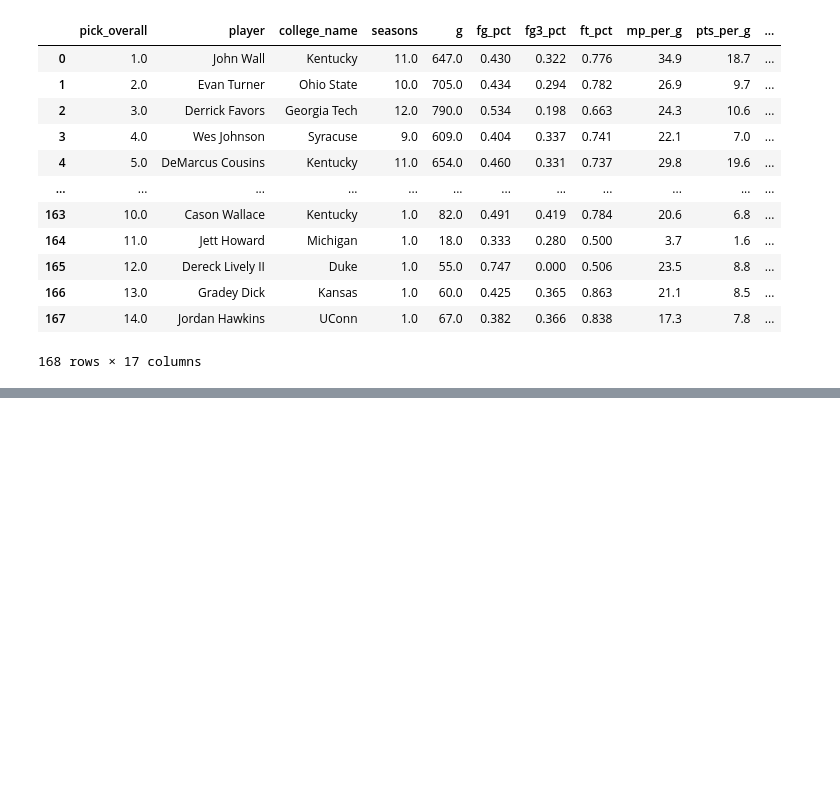
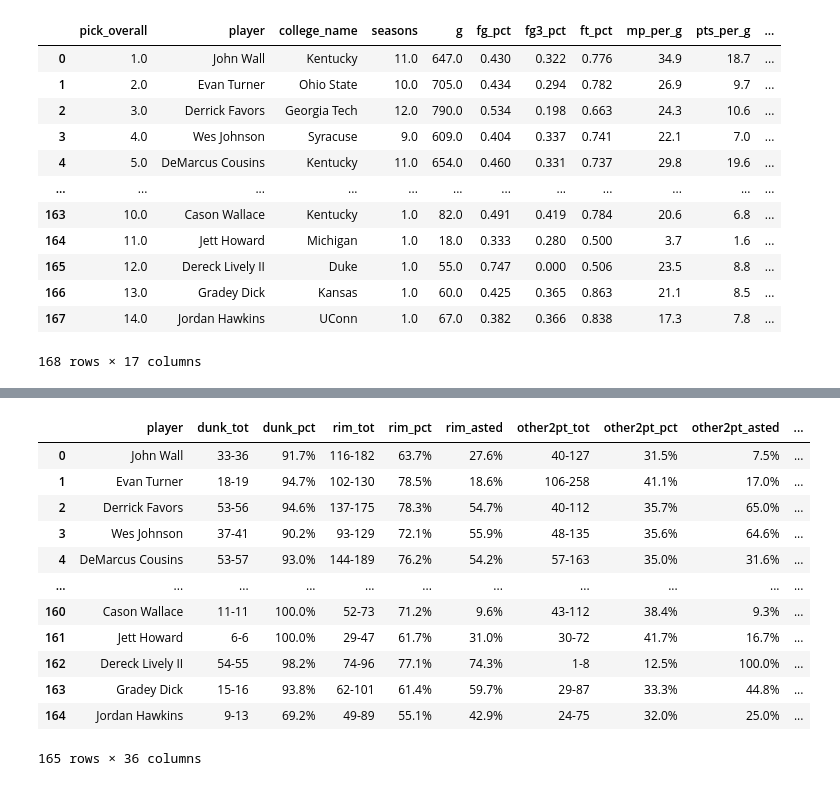
Before and after one commit to azh05/BSADJ-Spring24, a Jupyter notebook: BSAJournalism.ipynb, the cells around one changed output, grey strips where cells are left out. Saved outputs shown, nothing was run; the diff lists cells and outputs as text; code cells hidden in the pictures; blank space fills up the shorter version.

```diff
--- a/BSAJournalism.ipynb
+++ b/BSAJournalism.ipynb
@@ -461,0 +588,17 @@ df_career_lot
+# %%
+df_merge_cbb = pd.merge(df_shots, df_cbb_stats, on = 'player', how = 'left')
+df_merge_cbb
+# %% [output]
+|  | player | dunk_tot | dunk_pct | rim_tot | rim_pct | rim_asted | other2pt_tot | other2pt_pct | other2pt_asted | ... |
+| 0 | John Wall | 33-36 | 91.7% | 116-182 | 63.7% | 27.6% | 40-127 | 31.5% | 7.5% | ... |
+| 1 | Evan Turner | 18-19 | 94.7% | 102-130 | 78.5% | 18.6% | 106-258 | 41.1% | 17.0% | ... |
+| 2 | Derrick Favors | 53-56 | 94.6% | 137-175 | 78.3% | 54.7% | 40-112 | 35.7% | 65.0% | ... |
+| 3 | Wes Johnson | 37-41 | 90.2% | 93-129 | 72.1% | 55.9% | 48-135 | 35.6% | 64.6% | ... |
+| 4 | DeMarcus Cousins | 53-57 | 93.0% | 144-189 | 76.2% | 54.2% | 57-163 | 35.0% | 31.6% | ... |
+| ... | ... | ... | ... | ... | ... | ... | ... | ... | ... | ... |
+| 160 | Cason Wallace | 11-11 | 100.0% | 52-73 | 71.2% | 9.6% | 43-112 | 38.4% | 9.3% | ... |
+| 161 | Jett Howard | 6-6 | 100.0% | 29-47 | 61.7% | 31.0% | 30-72 | 41.7% | 16.7% | ... |
+| 162 | Dereck Lively II | 54-55 | 98.2% | 74-96 | 77.1% | 74.3% | 1-8 | 12.5% | 100.0% | ... |
+| 163 | Gradey Dick | 15-16 | 93.8% | 62-101 | 61.4% | 59.7% | 29-87 | 33.3% | 44.8% | ... |
+| 164 | Jordan Hawkins | 9-13 | 69.2% | 49-89 | 55.1% | 42.9% | 24-75 | 32.0% | 25.0% | ... |
+165 rows × 36 columns
```
Also changed, not shown: parts of 17 cells of this notebook, 3 other files.
